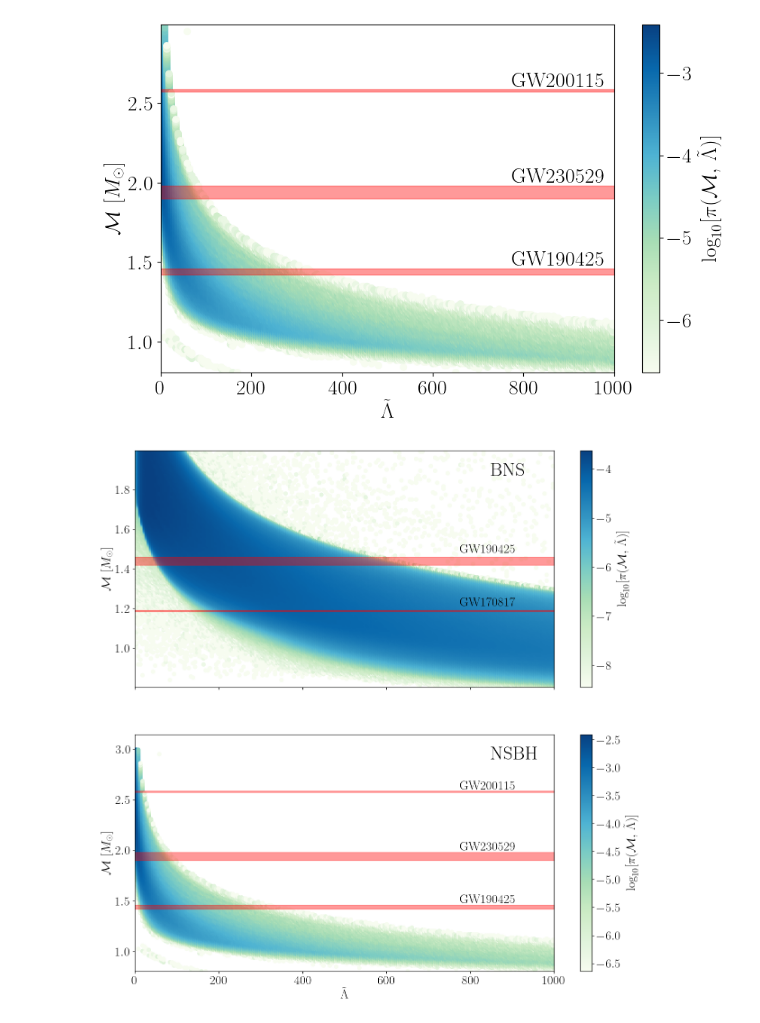
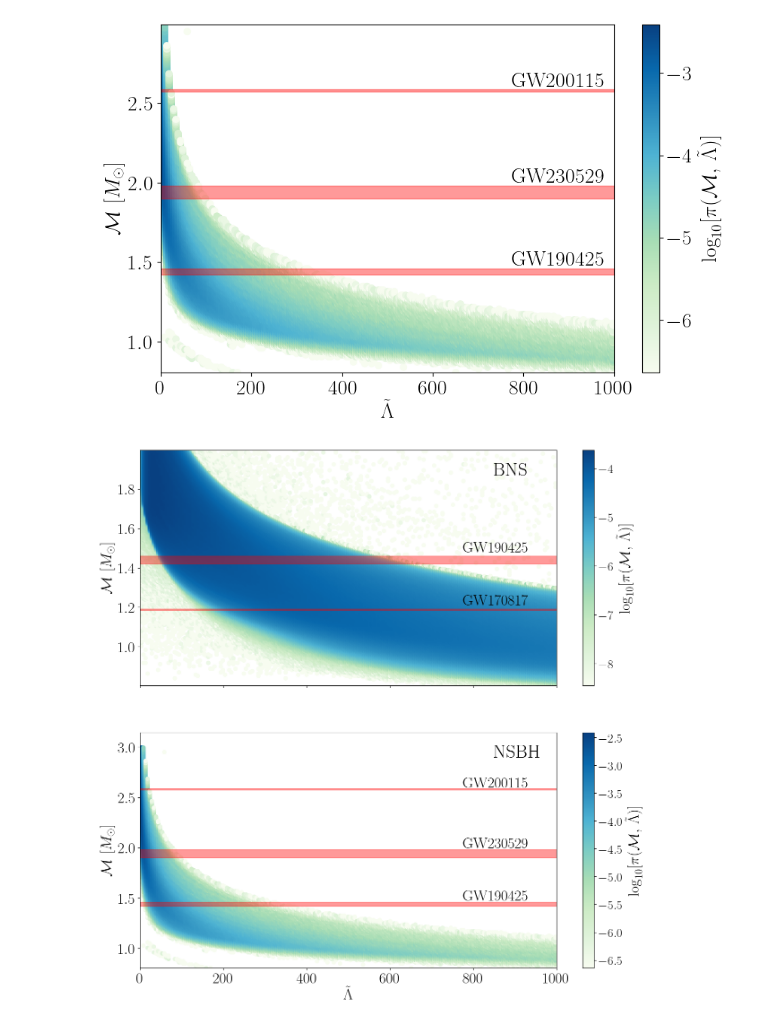
Before and after one commit to EckerChristian/MCLambdaBHNS, a Jupyter notebook: plotting_code/Fig_1_Plot_BNS_NSBH_priors.ipynb, the cells around one changed output. Saved outputs shown, nothing was run; the diff lists cells and outputs as text; code cells hidden in the pictures.

```diff
--- a/plotting_code/Fig_1_Plot_BNS_NSBH_priors.ipynb
+++ b/plotting_code/Fig_1_Plot_BNS_NSBH_priors.ipynb
@@ -115,7 +115,7 @@ Text(0.5, 0, '$\\tilde{\\Lambda}$')
 # %%
 # Increase global font size
 plt.rcParams.update({'font.size': 22})  # Adjust the size as needed
-the_fontsize = 20
+the_fontsize = 24
 # Create a figure with subplots
 fig, ax = plt.subplots(2, 1, sharex=True, figsize=(15, 15))
 
@@ -138,39 +138,39 @@ plt.text(850, 5.7, r'${\rm BNS}$', fontsize=30)
 #fig.colorbar(im1, ax=ax[0], label=r'$\rm \log_{10}[\pi(\mathcal{M},\,\tilde{\Lambda})]$')
 #fig.colorbar(im1, ax=ax[0])
 cb = fig.colorbar(im1, ax=ax[0])
-cb.set_label(label=r'$\rm \log_{10}[\pi(\mathcal{M},\,\tilde{\Lambda})]$', fontsize=20)
+cb.set_label(label=r'$\rm \log_{10}[\pi(\mathcal{M},\,\tilde{\Lambda})]$', fontsize=24)
 ax[1].set_rasterized(True)
 
 # Plot the second panel (NSBH)
 #im2 = ax[1].scatter(tides2, mass2, c=np.log10(prob2), cmap='Purples', alpha=1.0)
 im2 = ax[1].scatter(tides2, mass2, c=np.log10(prob2), cmap='GnBu', alpha=1.0)
 ax[1].axhspan(1.42, 1.46, color='red', alpha=0.4)
 ax[1].annotate(r'GW190425', (775, 1.48), fontsize=the_fontsize)
 ax[1].axhspan(6.09 - 0.06, 6.09 + 0.06, color='red', alpha=0.4)
 ax[1].annotate(r'GW190814', (775, 6.09), fontsize=the_fontsize)
 ax[1].axhspan(1.94 - 0.04, 1.94 + 0.04, color='red', alpha=0.4)
 ax[1].annotate(r'GW230529', (775, 2.0), fontsize=the_fontsize)
 ax[1].axhspan(2.58 - 0.007, 2.58 + 0.006, color='red', alpha=0.4)
 ax[1].annotate(r'GW200115', (775, 2.6), fontsize=the_fontsize)
 ax[1].set_xlim(0, 1000)
 ax[1].set_ylim(min(mass2), max(mass2)+0.15)
 ax[1].set_ylabel(r'$\mathcal{M}\,\left[M_\odot\right]$',fontsize=the_fontsize)
 ax[1].set_xlabel(r'$\tilde{\Lambda}$',fontsize=the_fontsize)
 
 plt.text(850, 2.9, r'${\rm NSBH}$', fontsize=30)
 
 # Adjust tick label font sizes
 for axis in ax:
     axis.tick_params(axis='both', which='both', labelsize=the_fontsize)
 
 # Add a color bar to the second subplot
 #fig.colorbar(im2, ax=ax[1], label=r'$\rm \log_{10}[\pi(\mathcal{M},\,\tilde{\Lambda})]$')
 cb = fig.colorbar(im2, ax=ax[1])
-cb.set_label(label=r'$\rm \log_{10}[\pi(\mathcal{M},\,\tilde{\Lambda})]$', fontsize=20)
+cb.set_label(label=r'$\rm \log_{10}[\pi(\mathcal{M},\,\tilde{\Lambda})]$', fontsize=24)
 
 # Adjust layout and save the figure
 #plt.tight_layout()
 plt.savefig('Fig_1_Physics_priors.pdf', dpi=200,bbox_inches='tight')
 plt.show()
 # %% [output]
-[figure, old version]
+[figure, new version]
```
Also changed, not shown: 7 other files.
